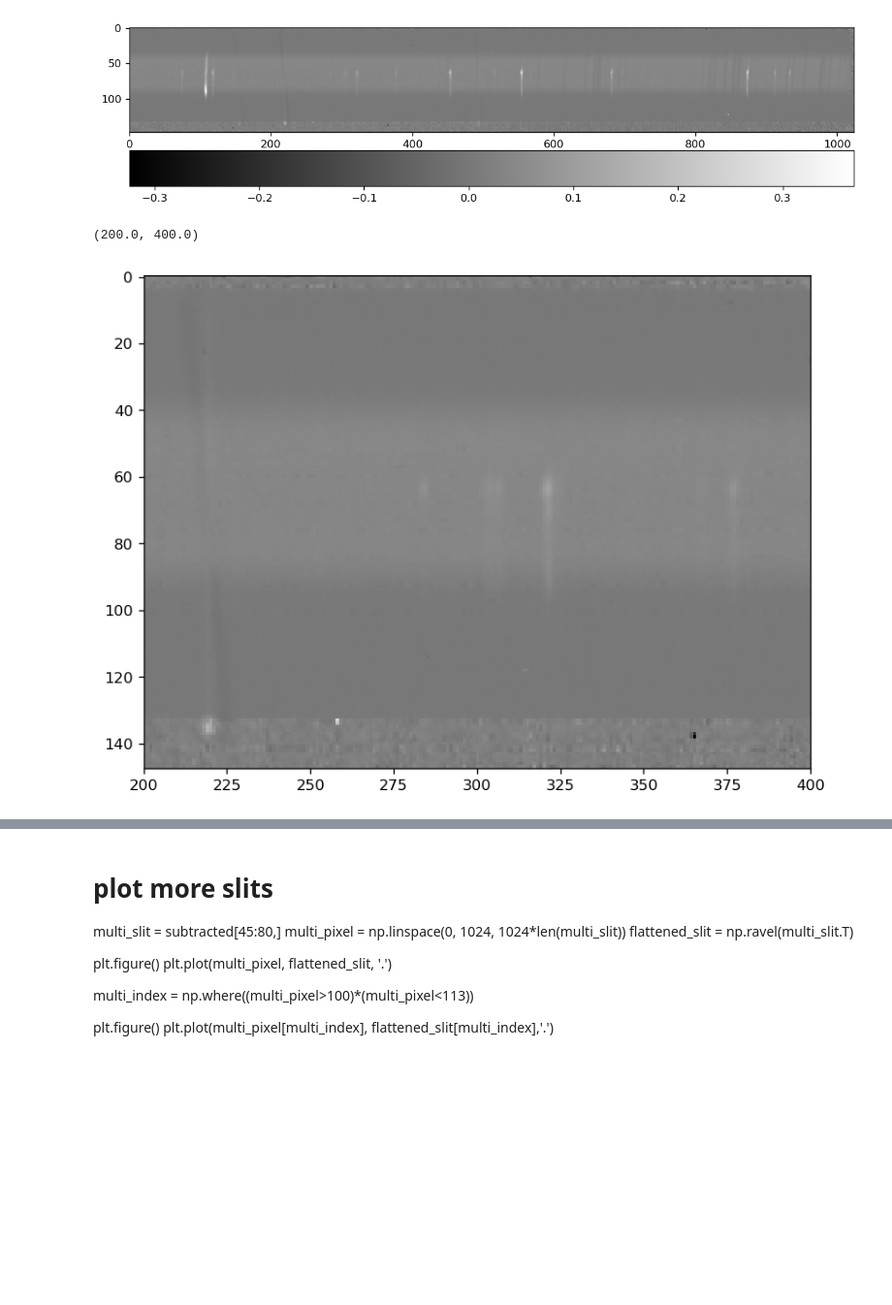
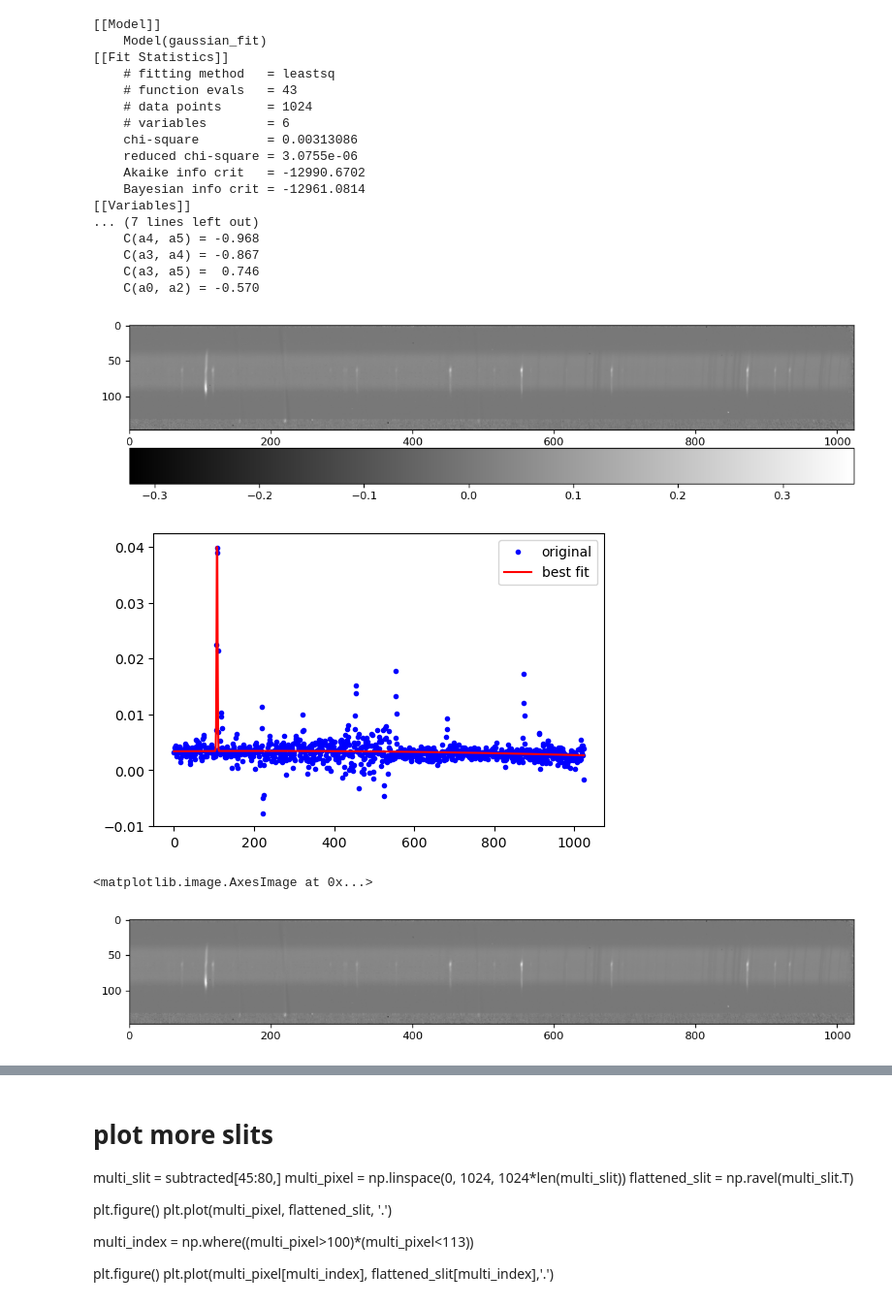
Before and after one commit to ruoyanwangdr/Dynamics-of-Jovian-Infrared-Auroral-Ionosphere-and-Thermosphere, a Jupyter notebook: h3p.ipynb, the cells around one changed output, grey strips where cells are left out. Shown at 97% size. Cells and saved outputs as stored; diff of their text form; code cells hidden in the pictures; blank space fills up the shorter version.

Commit message:
Optimize fitting parameters

```diff
--- a/h3p.ipynb
+++ b/h3p.ipynb
@@ -31,7 +31,7 @@ nirspec7_data_array = np.array(nirspec7_data)
 data51 = nirspec7_data_array[51-22] # sky
 data59 = nirspec7_data_array[59-22] # sky
 
-# obtain average flat field and average flat lamp off
+# obtain average flat field
 average_flat_field = np.mean((nirspec7_data_array[32-22],
                               nirspec7_data_array[33-22],
                               nirspec7_data_array[34-22],
@@ -43,6 +43,7 @@ average_flat_field = np.mean((nirspec7_data_array[32-22],
                               nirspec7_data_array[40-22],
                               nirspec7_data_array[41-22],), axis=0)
 
+# obtain average flat lamp off
 average_flat_lamp_off = np.mean((nirspec7_data_array[22-22],
                                  nirspec7_data_array[23-22],
                                  nirspec7_data_array[24-22],
@@ -73,34 +74,23 @@ pixel = np.linspace(0, np.size(sky_subtracted, 1), np.size(sky_subtracted, 1))
 selected_slit = sky_subtracted[100]
 #plt.figure(dpi=100)
 #plt.plot(waverange, selected_slit, '.b')
-#plt.xlim(150,250)
 
 # select certain waverange/pixel
 #index = np.where((waverange>2.1216) & (waverange<2.12197))
-index = np.where((pixel>90)*(pixel<140))
+#index = np.where((pixel>90)*(pixel<140))
 
-# plot slit with selected waverange/pixel
-#plt.figure()
-#plt.plot(pixel[index], selected_slit[index],'.')
-
-
+# define normalization function
 def normalize(data):
     return (data - np.min(data)) / (np.max(data) - np.min(data))
 
-#normalized = normalize(selected_slit)
-#normalized = normalization(selected_slit[index])
-#normalized = normalization(flattened_slit[multi_index])
-
 x = pixel
-#x = pixel[index]
-#x = multi_pixel[multi_index]
 y = selected_slit
 
 #def gaussian(x, amp, mu, fwhm):
 #    sig = fwhm / (2*np.sqrt(2*np.log(2)))
 #    return amp * np.exp(-np.power(x - mu, 2.) / (2 * np.power(sig, 2.)))
 
-# guassian function credit to pen and pants IDL's Gaussfit in Python
+# define guassian function, credit to pen and pants IDL's Gaussfit in Python
 def gaussian_fit(x, a0, a1, a2, a3, a4, a5):
     """
     x = data array
@@ -117,25 +107,52 @@ def gaussian_fit(x, a0, a1, a2, a3, a4, a5):
     y = a0 * np.exp(-z**2 / a2) + a3 + a4 * x + a5 * x**2
     return y
 
-
+# create lmfit model with defined gaussian
 gmodel = Model(gaussian_fit)
-#gmodel = Model(gaussian_fit, prefix='g1_') + Model(gaussian_fit, prefix='g2_')
 #print('parameter names: {}'.format(gmodel.param_names))
 #print('independent variables: {}'.format(gmodel.independent_vars))
 
-params = gmodel.make_params(a0=0.06, a1=107, a2=2, a3=0.1, a4=0, a5=0)
-#params = gmodel.make_params(g1_a0=1.0, g1_a1=107, g1_a2=2, g1_a3=0.1, g1_a4=0, g1_a5=0,
-#                            g2_a0=0.3, g2_a1=554, g2_a2=2, g2_a3=0.1, g2_a4=0, g2_a5=0)
+# create parameters and add initial guess
+params = gmodel.make_params()
+params.add('a0', value=0.06)
+params.add('a1', value=107)
+params.add('a2', value=1)
+params.add('a3', value=0)
+params.add('a4', value=0)
+params.add('a5', value=0)
+#params = gmodel.make_params(a0=0.06, a1=107, a2=2, a3=0.1, a4=0, a5=0)
+
+# fit the model
 result = gmodel.fit(selected_slit, params, x=pixel)
 
-#print(result.fit_report())
+# print the result report
+print(result.fit_report())
 
-#plt.figure(dpi=100)
-#plt.plot(x, y,'b.', label='original')
+# plot the result against pixels
+plt.figure(dpi=100)
+plt.plot(x, y,'b.', label='original')
 #plt.plot(x, result.init_fit, 'k--', label='initial fit')
-#plt.plot(x, result.best_fit, 'r-', label='best fit')
-#plt.xlim(100, 200)
-#plt.legend(loc='best')
-#plt.show()
+plt.plot(x, result.best_fit, 'r-', label='best fit')
+#plt.xlim(400, 600)
+plt.legend(loc='best')
+plt.show()
 # %% [output]
+[[Model]]
+    Model(gaussian_fit)
+[[Fit Statistics]]
+    # fitting method   = leastsq
+    # function evals   = 43
+    # data points      = 1024
+    # variables        = 6
+    chi-square         = 0.00313086
+    reduced chi-square = 3.0755e-06
+    Akaike info crit   = -12990.6702
+    Bayesian info crit = -12961.0814
+[[Variables]]
+... (7 lines left out)
+    C(a4, a5) = -0.968
+    C(a3, a4) = -0.867
+    C(a3, a5) =  0.746
+    C(a0, a2) = -0.570
 [figure]
+[figure, added]
@@ -142,12 +200,12 @@ result = gmodel.fit(selected_slit, params, x=pixel)
 # %%
 plt.figure(figsize=(12,6), dpi=120)
 plt.imshow(sky_subtracted, cmap='gist_gray')
 #plt.gca().invert_yaxis()
-plt.xlim(200,400)
+#plt.xlim(200,400)
 #plt.ylim(105,45)
 # %% [output]
-(200.0, 400.0)
+<matplotlib.image.AxesImage at 0x...>
-[figure, old version]
+[figure, new version]
 # %%
 plt.figure(dpi=120)
 plt.plot(pixel, selected_slit, '.b')
```
Also changed, not shown: parts of 4 cells of this notebook.
